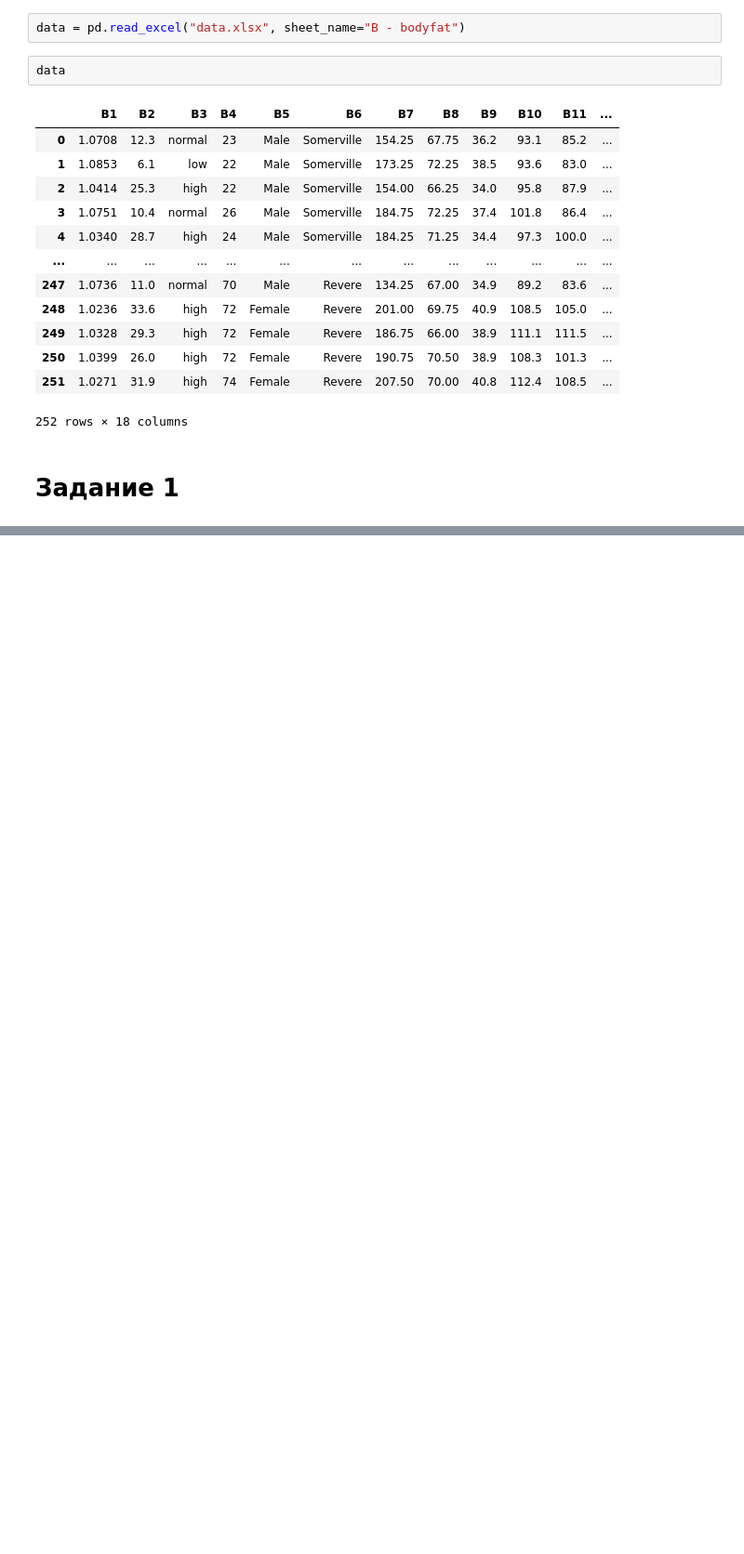
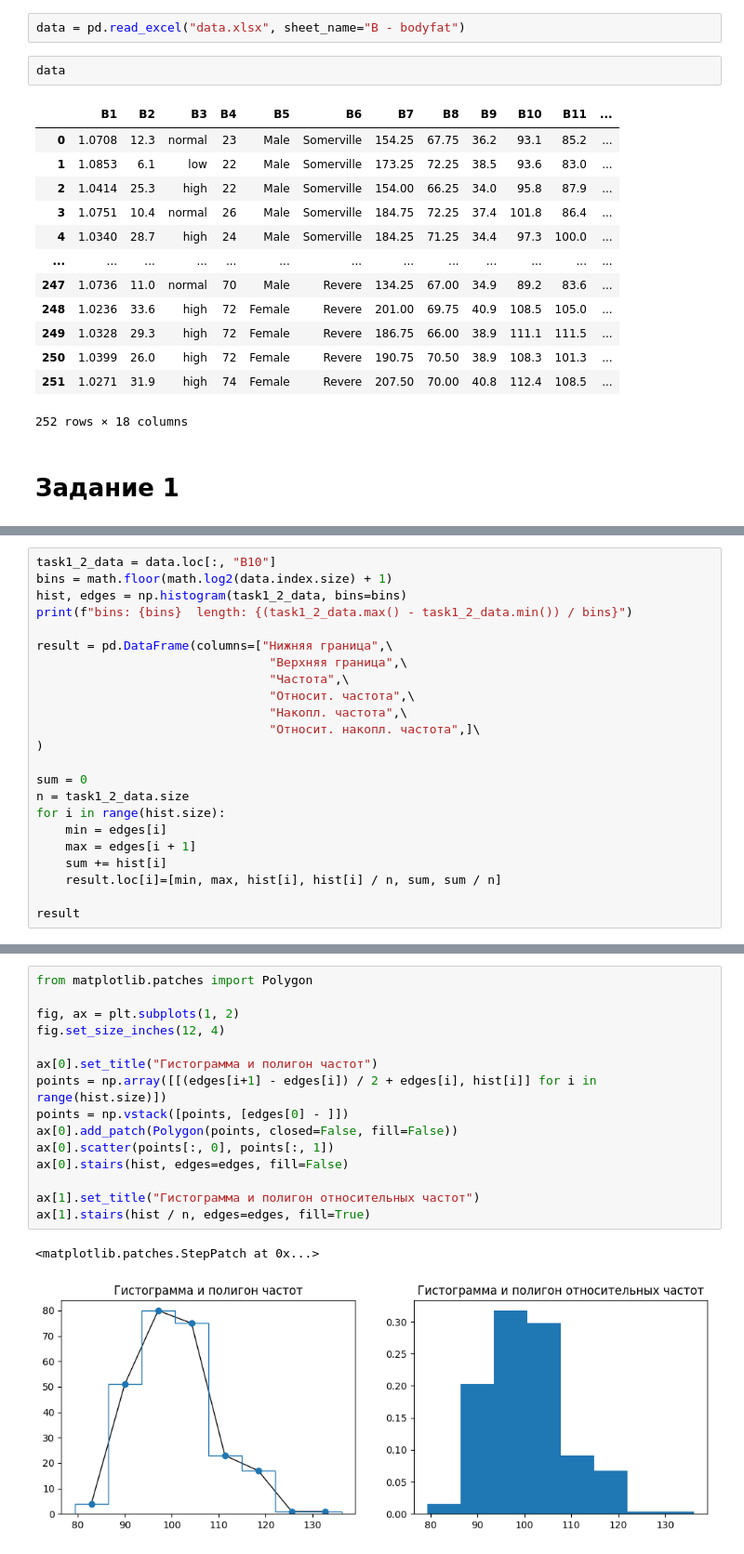
Before and after one commit to litc0x3B/Stats-Labs, a Jupyter notebook: HW.ipynb, the cells around one changed output, grey strips where cells are left out. Shown at 93% size. Saved outputs shown, nothing was run; the diff lists cells and outputs as text; blank space fills up the shorter version.

```diff
--- a/HW.ipynb
+++ b/HW.ipynb
@@ -38,0 +44,23 @@ pd.DataFrame({"Среднее" : task1_data.mean(),
+# %%
+task1_2_data = data.loc[:, "B10"]
+bins = math.floor(math.log2(data.index.size) + 1)
+hist, edges = np.histogram(task1_2_data, bins=bins)
+print(f"bins: {bins}  length: {(task1_2_data.max() - task1_2_data.min()) / bins}")
+
+result = pd.DataFrame(columns=["Нижняя граница",\
+                                "Верхняя граница",\
+                                "Частота",\
+                                "Относит. частота",\
+                                "Накопл. частота",\
+                                "Относит. накопл. частота",]\
+)
+
+sum = 0
+n = task1_2_data.size
+for i in range(hist.size):
+    min = edges[i]
+    max = edges[i + 1]
+    sum += hist[i]
+    result.loc[i]=[min, max, hist[i], hist[i] / n, sum, sum / n]
+
+result
@@ -38,0 +78,18 @@ pd.DataFrame({"Среднее" : task1_data.mean(),
+# %%
+from matplotlib.patches import Polygon
+
+fig, ax = plt.subplots(1, 2)
+fig.set_size_inches(12, 4)
+
+ax[0].set_title("Гистограмма и полигон частот")
+points = np.array([[(edges[i+1] - edges[i]) / 2 + edges[i], hist[i]] for i in range(hist.size)])
+points = np.vstack([points, [edges[0] - ]])
+ax[0].add_patch(Polygon(points, closed=False, fill=False))
+ax[0].scatter(points[:, 0], points[:, 1])
+ax[0].stairs(hist, edges=edges, fill=False)
+
+ax[1].set_title("Гистограмма и полигон относительных частот")
+ax[1].stairs(hist / n, edges=edges, fill=True)
+# %% [output]
+<matplotlib.patches.StepPatch at 0x...>
+[figure, added]
```
Also changed, not shown: parts of 5 cells of this notebook.
